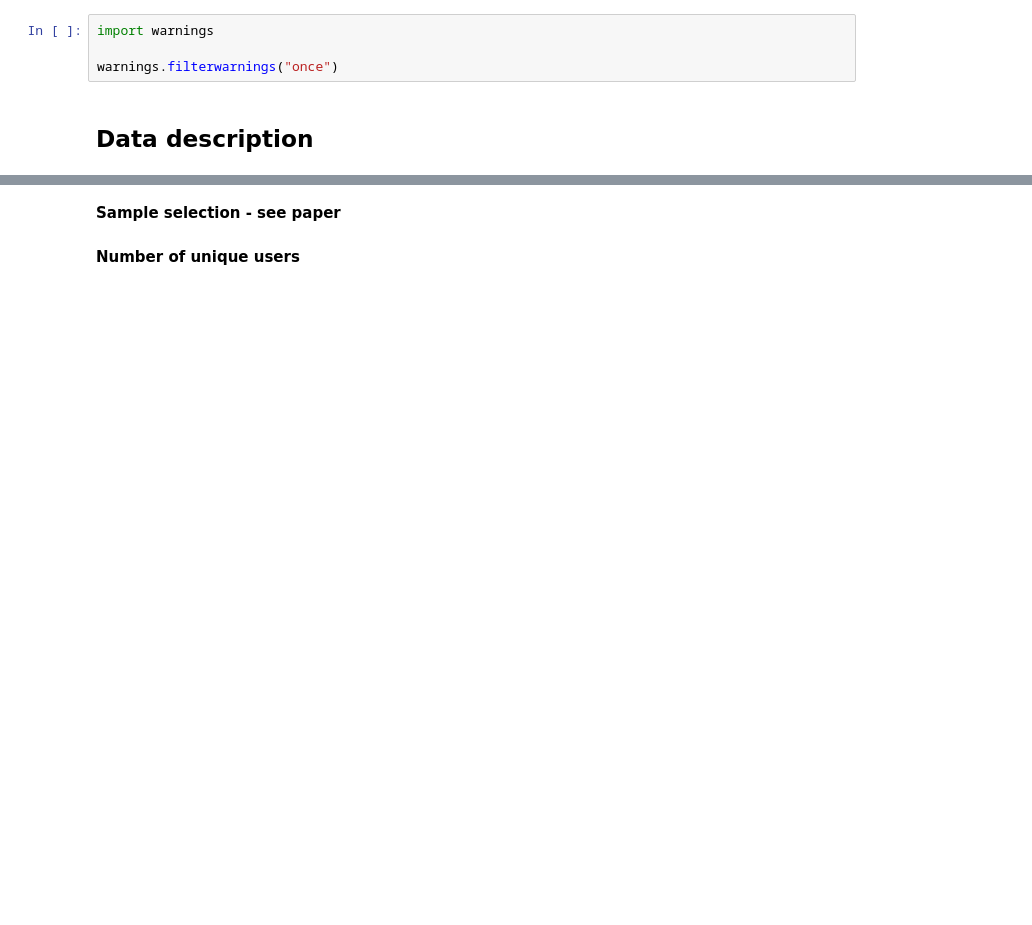
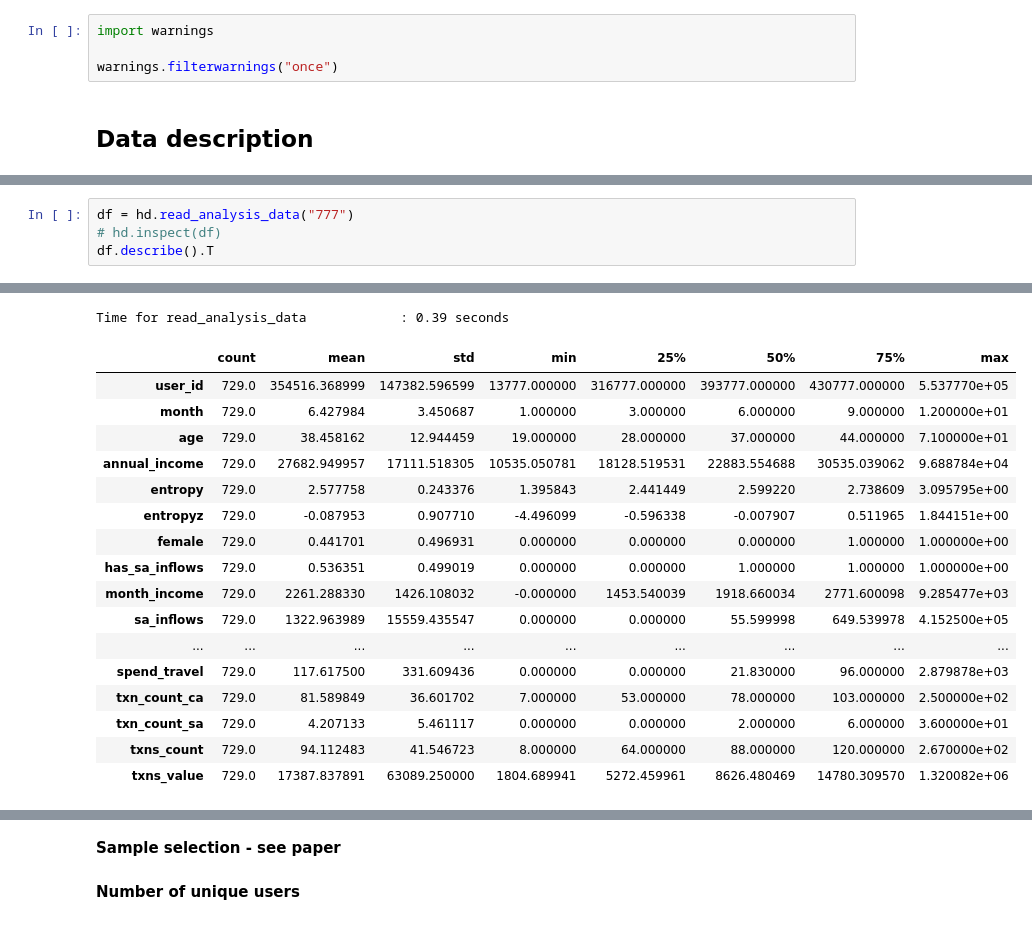
Before and after one commit to fabiangunzinger/entropy, a Jupyter notebook: notebooks/analysis.ipynb, the cells around one changed output, grey strips where cells are left out. Drawn from its saved outputs; the diff is of its cells as text; blank space fills up the shorter version.

```diff
--- a/notebooks/analysis.ipynb
+++ b/notebooks/analysis.ipynb
@@ -144,0 +53,5 @@ ResourceWarning: Enable tracemalloc to get the object allocation traceback
+# %%
+df = hd.read_analysis_data("777")
+# hd.inspect(df)
+df.describe().T
+# %% [output]
@@ -144,0 +59,18 @@ ResourceWarning: Enable tracemalloc to get the object allocation traceback
+Time for read_analysis_data            : 0.39 seconds
+|  | count | mean | std | min | 25% | 50% | 75% | max |
+| user_id | 729.0 | 354516.368999 | 147382.596599 | 13777.000000 | 316777.000000 | 393777.000000 | 430777.000000 | 5.537770e+05 |
+| month | 729.0 | 6.427984 | 3.450687 | 1.000000 | 3.000000 | 6.000000 | 9.000000 | 1.200000e+01 |
+| age | 729.0 | 38.458162 | 12.944459 | 19.000000 | 28.000000 | 37.000000 | 44.000000 | 7.100000e+01 |
+| annual_income | 729.0 | 27682.949957 | 17111.518305 | 10535.050781 | 18128.519531 | 22883.554688 | 30535.039062 | 9.688784e+04 |
+| entropy | 729.0 | 2.577758 | 0.243376 | 1.395843 | 2.441449 | 2.599220 | 2.738609 | 3.095795e+00 |
+| entropyz | 729.0 | -0.087953 | 0.907710 | -4.496099 | -0.596338 | -0.007907 | 0.511965 | 1.844151e+00 |
+| female | 729.0 | 0.441701 | 0.496931 | 0.000000 | 0.000000 | 0.000000 | 1.000000 | 1.000000e+00 |
+| has_sa_inflows | 729.0 | 0.536351 | 0.499019 | 0.000000 | 0.000000 | 1.000000 | 1.000000 | 1.000000e+00 |
+| month_income | 729.0 | 2261.288330 | 1426.108032 | -0.000000 | 1453.540039 | 1918.660034 | 2771.600098 | 9.285477e+03 |
+| sa_inflows | 729.0 | 1322.963989 | 15559.435547 | 0.000000 | 0.000000 | 55.599998 | 649.539978 | 4.152500e+05 |
+| ... | ... | ... | ... | ... | ... | ... | ... | ... |
+| spend_travel | 729.0 | 117.617500 | 331.609436 | 0.000000 | 0.000000 | 21.830000 | 96.000000 | 2.879878e+03 |
+| txn_count_ca | 729.0 | 81.589849 | 36.601702 | 7.000000 | 53.000000 | 78.000000 | 103.000000 | 2.500000e+02 |
+| txn_count_sa | 729.0 | 4.207133 | 5.461117 | 0.000000 | 0.000000 | 2.000000 | 6.000000 | 3.600000e+01 |
+| txns_count | 729.0 | 94.112483 | 41.546723 | 8.000000 | 64.000000 | 88.000000 | 120.000000 | 2.670000e+02 |
+| txns_value | 729.0 | 17387.837891 | 63089.250000 | 1804.689941 | 5272.459961 | 8626.480469 | 14780.309570 | 1.320082e+06 |
```
Also changed, not shown: parts of 18 cells of this notebook, 8 other files.
